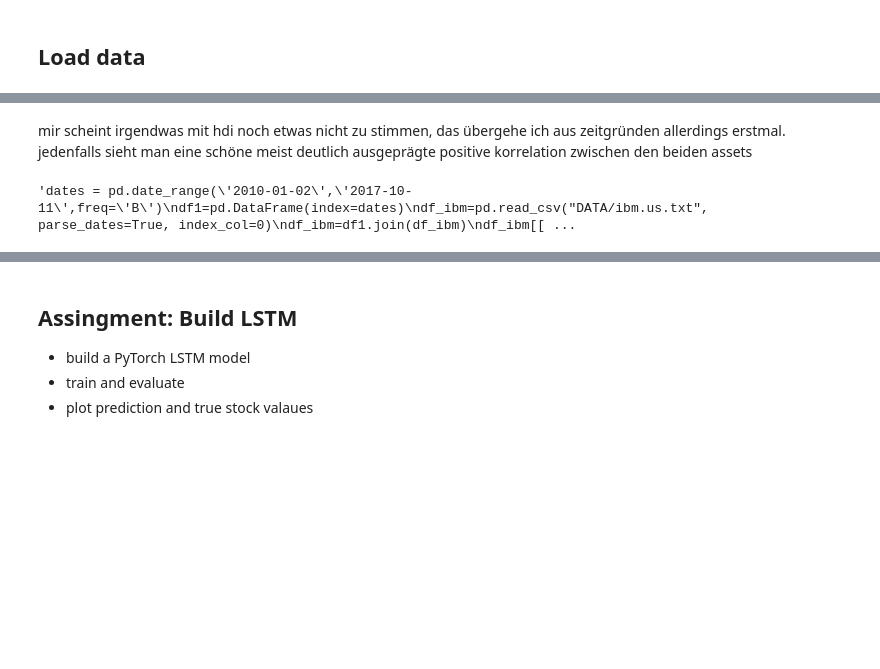
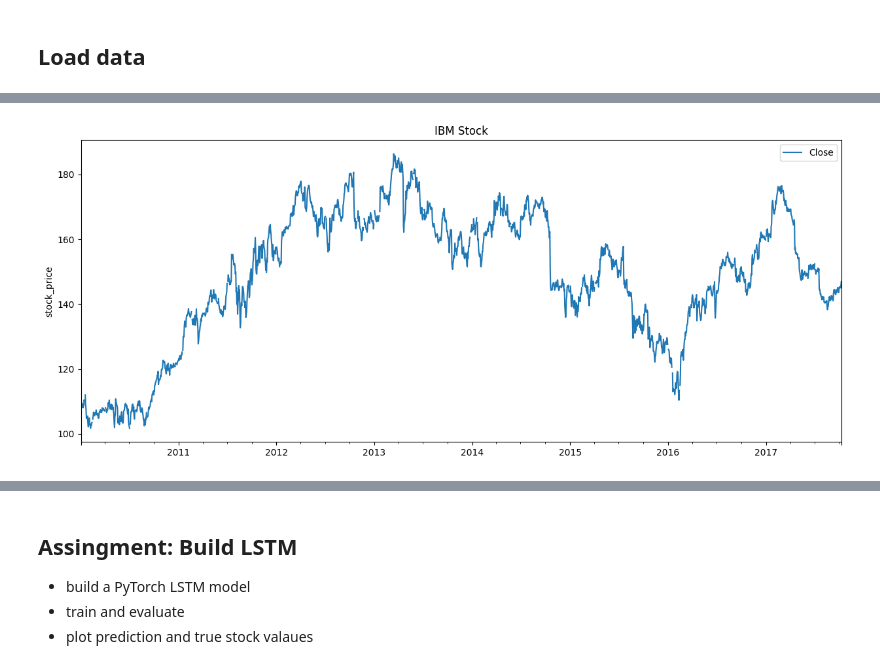
Before and after one commit to steyr6155/Fundamental-Analysis-Strategy-with-RNN-Modeling, a Jupyter notebook: week_6/Assignemnt_stock-price.ipynb, the cells around one changed output, grey strips where cells are left out. Saved outputs shown, nothing was run; the diff lists cells and outputs as text; code cells hidden in the pictures; blank space fills up the shorter version.

```diff
--- a/week_6/Assignemnt_stock-price.ipynb
+++ b/week_6/Assignemnt_stock-price.ipynb
@@ -245,14 +66,12 @@ ERROR:pymc.stats.convergence:The effective sample size per chain is smaller than
-# %% [markdown]
-mir scheint irgendwas mit hdi noch etwas nicht zu stimmen, das übergehe ich aus zeitgründen allerdings erstmal. jedenfalls sieht man eine schöne meist deutlich ausgeprägte positive korrelation zwischen den beiden assets
 # %%
-"""dates = pd.date_range('2010-01-02','2017-10-11',freq='B')
+dates = pd.date_range('2010-01-02','2017-10-11',freq='B')
 df1=pd.DataFrame(index=dates)
 df_ibm=pd.read_csv("DATA/ibm.us.txt", parse_dates=True, index_col=0)
 df_ibm=df1.join(df_ibm)
 df_ibm[['Close']].plot(figsize=(15, 6))
 plt.ylabel("stock_price")
 plt.title("IBM Stock")
-plt.show()"""
+plt.show()
 # %% [output]
-'dates = pd.date_range(\'2010-01-02\',\'2017-10-11\',freq=\'B\')\ndf1=pd.DataFrame(index=dates)\ndf_ibm=pd.read_csv("DATA/ibm.us.txt", parse_dates=True, index_col=0)\ndf_ibm=df1.join(df_ibm)\ndf_ibm[[ ...
+[figure, added]
 # %%
```
Also changed, not shown: parts of 28 cells of this notebook.
